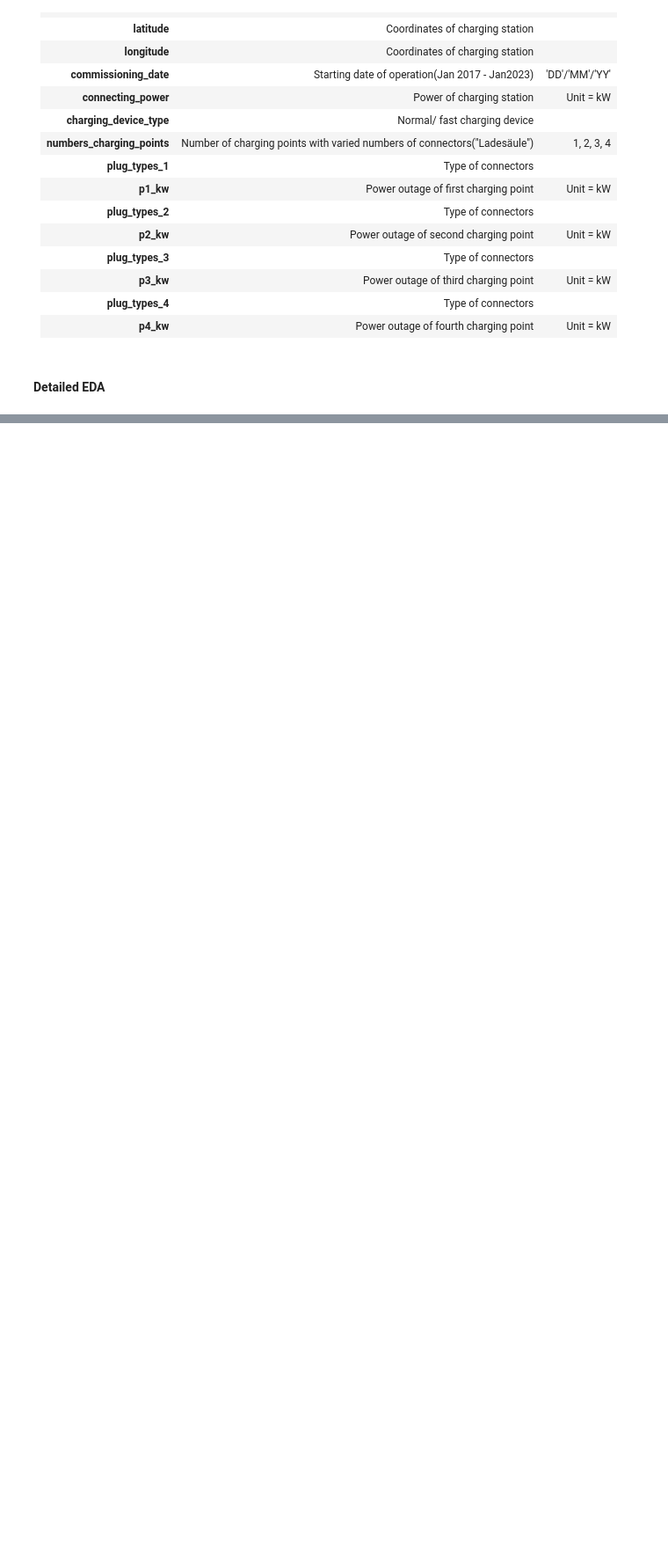
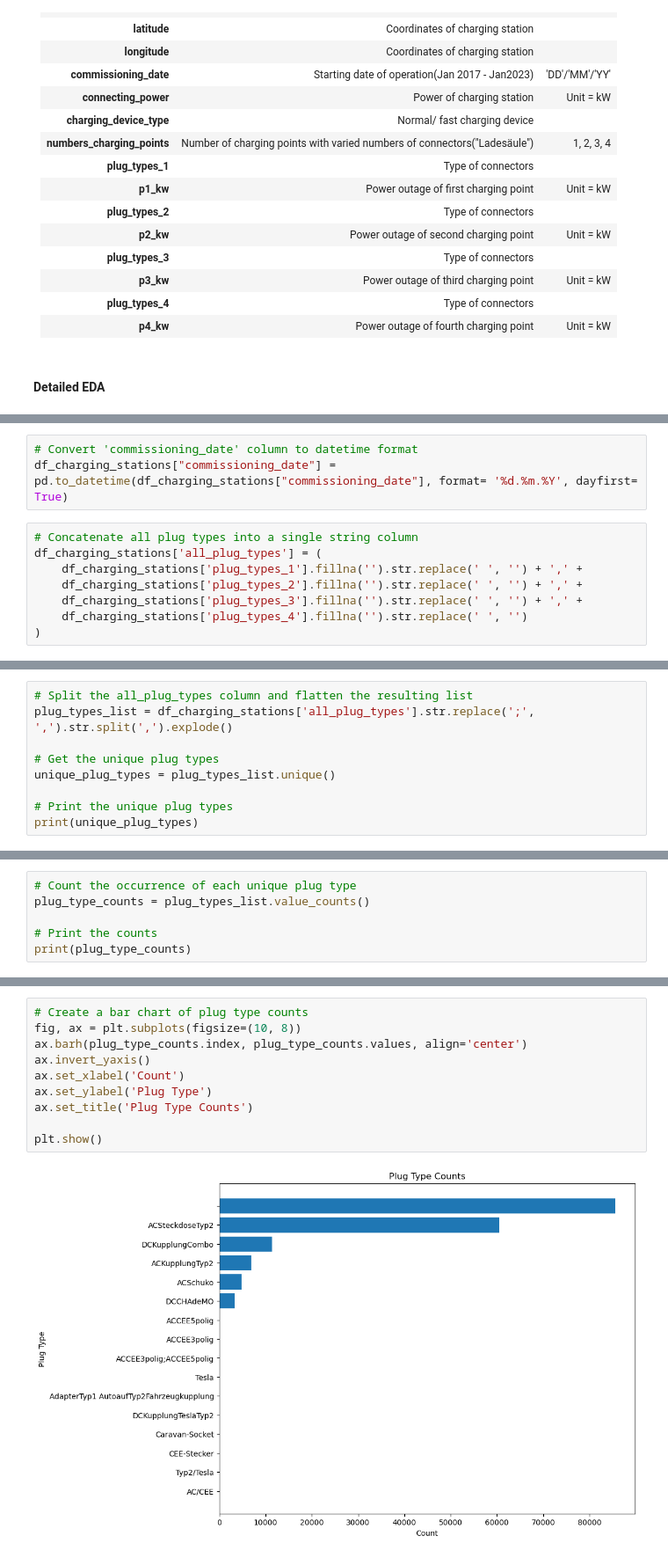
Before and after one commit to RomyBrate/capstone_project_ev, a Jupyter notebook: charging_stations.ipynb, the cells around one changed output, grey strips where cells are left out. Shown at 88% size. Saved outputs shown, nothing was run; the diff lists cells and outputs as text; blank space fills up the shorter version.

```diff
--- a/charging_stations.ipynb
+++ b/charging_stations.ipynb
@@ -208,0 +289,11 @@ memory usage: 6.5+ MB
+# %%
+# Convert 'commissioning_date' column to datetime format
+df_charging_stations["commissioning_date"] = pd.to_datetime(df_charging_stations["commissioning_date"], format= '%d.%m.%Y', dayfirst= True)
+# %%
+# Concatenate all plug types into a single string column
+df_charging_stations['all_plug_types'] = (
+    df_charging_stations['plug_types_1'].fillna('').str.replace(' ', '') + ',' +
+    df_charging_stations['plug_types_2'].fillna('').str.replace(' ', '') + ',' +
+    df_charging_stations['plug_types_3'].fillna('').str.replace(' ', '') + ',' +
+    df_charging_stations['plug_types_4'].fillna('').str.replace(' ', '')
+)
@@ -208,0 +307,9 @@ memory usage: 6.5+ MB
+# %%
+# Split the all_plug_types column and flatten the resulting list
+plug_types_list = df_charging_stations['all_plug_types'].str.replace(';', ',').str.split(',').explode()
+
+# Get the unique plug types
+unique_plug_types = plug_types_list.unique()
+
+# Print the unique plug types
+print(unique_plug_types)
@@ -208,0 +321,6 @@ memory usage: 6.5+ MB
+# %%
+# Count the occurrence of each unique plug type
+plug_type_counts = plug_types_list.value_counts()
+
+# Print the counts
+print(plug_type_counts)
@@ -208,0 +344,12 @@ memory usage: 6.5+ MB
+# %%
+# Create a bar chart of plug type counts
+fig, ax = plt.subplots(figsize=(10, 8))
+ax.barh(plug_type_counts.index, plug_type_counts.values, align='center')
+ax.invert_yaxis()
+ax.set_xlabel('Count')
+ax.set_ylabel('Plug Type')
+ax.set_title('Plug Type Counts')
+
+plt.show()
+# %% [output]
+[figure, added]
```
Also changed, not shown: parts of 27 cells of this notebook, 3 other files.
